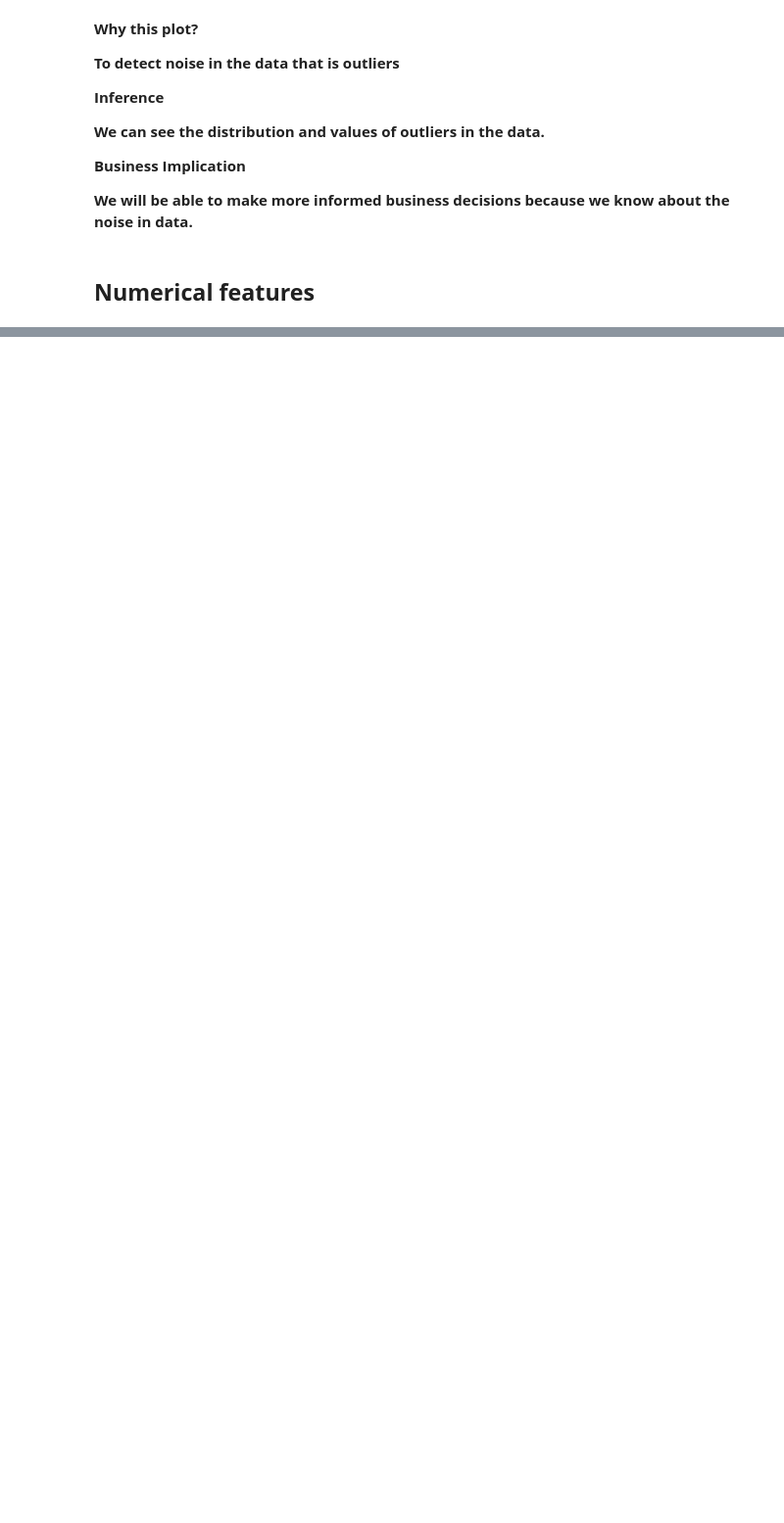
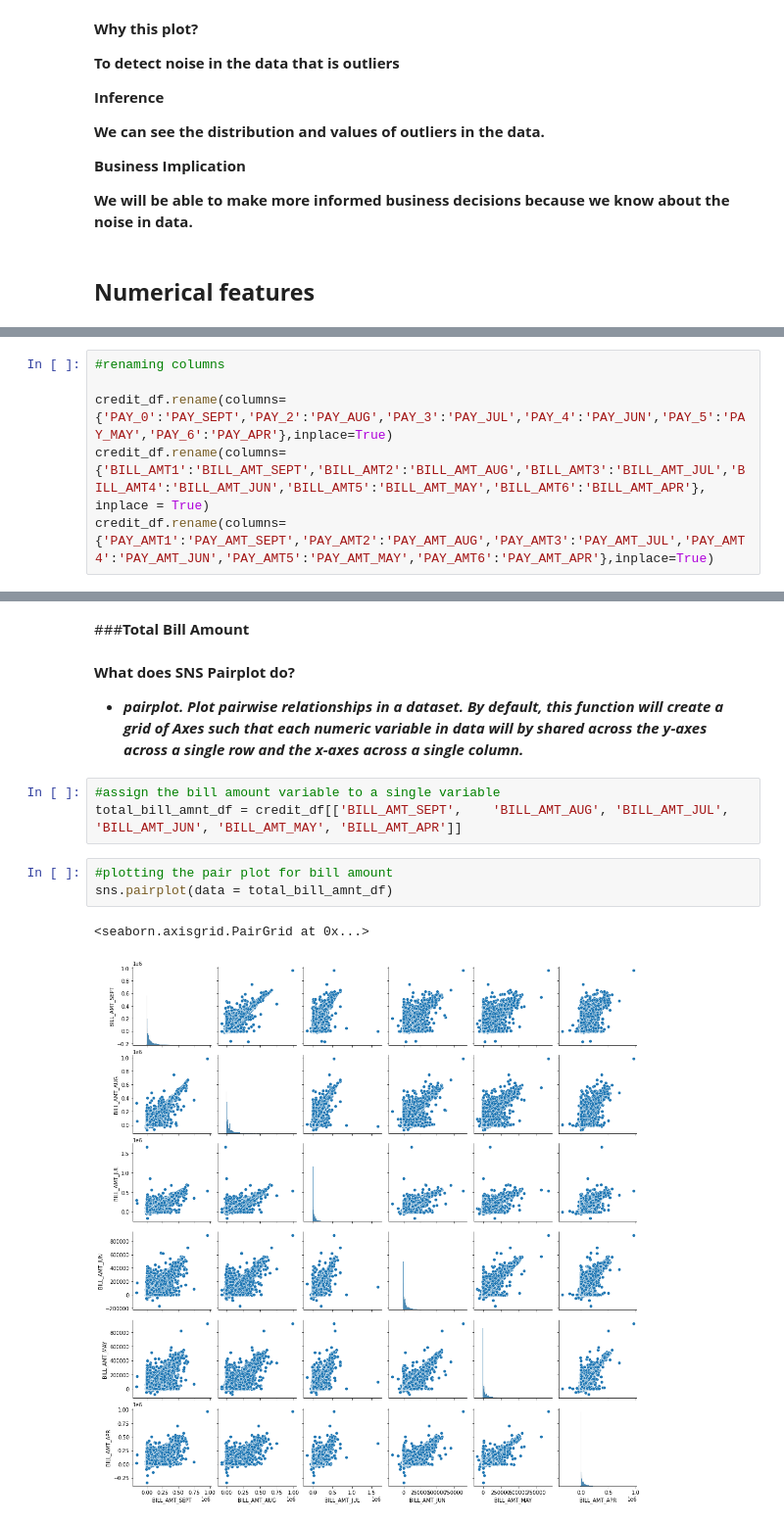
Before and after one commit to AshutoshKumarDubey/Credit_Card_Default_Prediction_By_Ashutosh-Kumar-Dubey, a Jupyter notebook: Credit_Card_Default_Prediction_BY_Ashutosh_Kumar_Dubey.ipynb, the cells around one changed output, grey strips where cells are left out. Shown at 98% size. Drawn from its saved outputs; the diff is of its cells as text; blank space fills up the shorter version.

```diff
--- a/Credit_Card_Default_Prediction_BY_Ashutosh_Kumar_Dubey.ipynb
+++ b/Credit_Card_Default_Prediction_BY_Ashutosh_Kumar_Dubey.ipynb
@@ -571,0 +651,6 @@ ax = sns.boxplot(x="default_payment_next_month", y="AGE", data=credit_df)
+# %%
+#renaming columns
+
+credit_df.rename(columns={'PAY_0':'PAY_SEPT','PAY_2':'PAY_AUG','PAY_3':'PAY_JUL','PAY_4':'PAY_JUN','PAY_5':'PAY_MAY','PAY_6':'PAY_APR'},inplace=True)
+credit_df.rename(columns={'BILL_AMT1':'BILL_AMT_SEPT','BILL_AMT2':'BILL_AMT_AUG','BILL_AMT3':'BILL_AMT_JUL','BILL_AMT4':'BILL_AMT_JUN','BILL_AMT5':'BILL_AMT_MAY','BILL_AMT6':'BILL_AMT_APR'}, inplace = True)
+credit_df.rename(columns={'PAY_AMT1':'PAY_AMT_SEPT','PAY_AMT2':'PAY_AMT_AUG','PAY_AMT3':'PAY_AMT_JUL','PAY_AMT4':'PAY_AMT_JUN','PAY_AMT5':'PAY_AMT_MAY','PAY_AMT6':'PAY_AMT_APR'},inplace=True)
@@ -571,0 +688,14 @@ ax = sns.boxplot(x="default_payment_next_month", y="AGE", data=credit_df)
+# %% [markdown]
+###**Total Bill Amount**
+# %% [markdown]
+**What does SNS Pairplot do?**
+* ***pairplot. Plot pairwise relationships in a dataset. By default, this function will create a grid of Axes such that each numeric variable in data will by shared across the y-axes across a single row and the x-axes across a single column.***
+# %%
+#assign the bill amount variable to a single variable
+total_bill_amnt_df = credit_df[['BILL_AMT_SEPT',	'BILL_AMT_AUG',	'BILL_AMT_JUL',	'BILL_AMT_JUN',	'BILL_AMT_MAY',	'BILL_AMT_APR']]
+# %%
+#plotting the pair plot for bill amount
+sns.pairplot(data = total_bill_amnt_df)
+# %% [output]
+<seaborn.axisgrid.PairGrid at 0x...>
+[figure, added]
```
Also changed, not shown: parts of 17 cells of this notebook.
